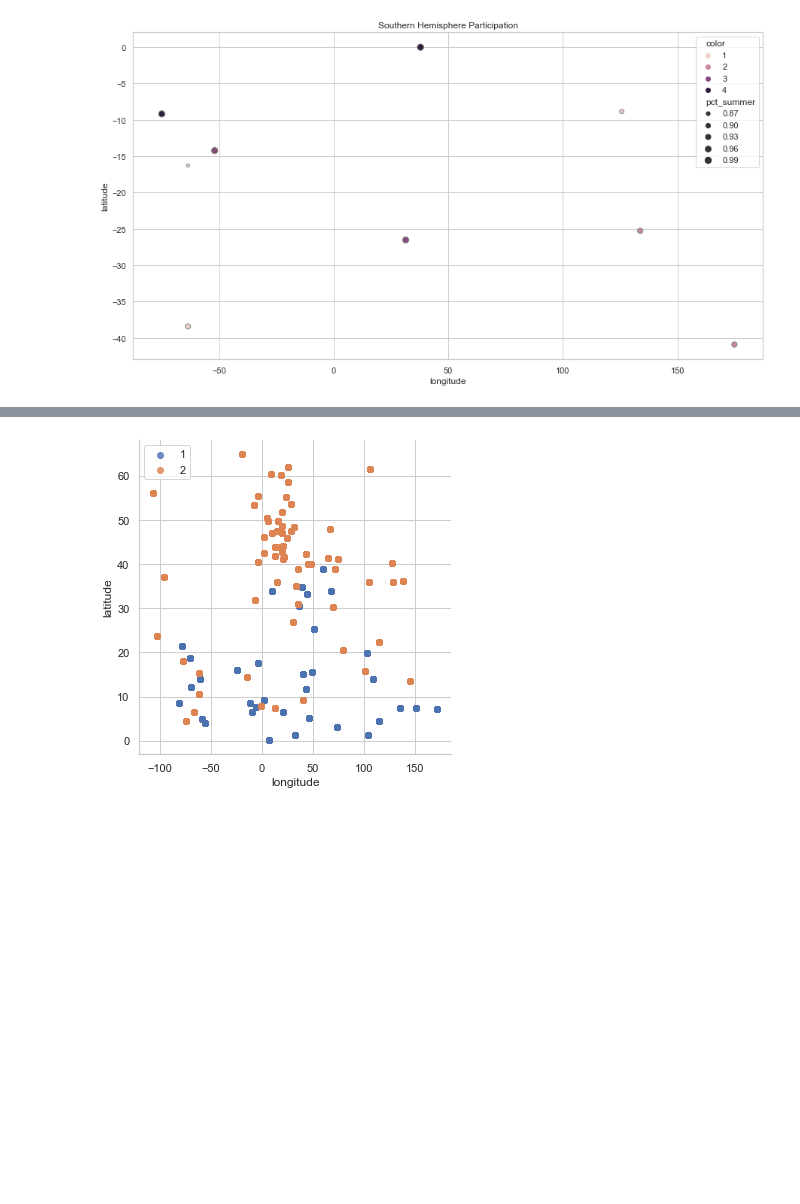
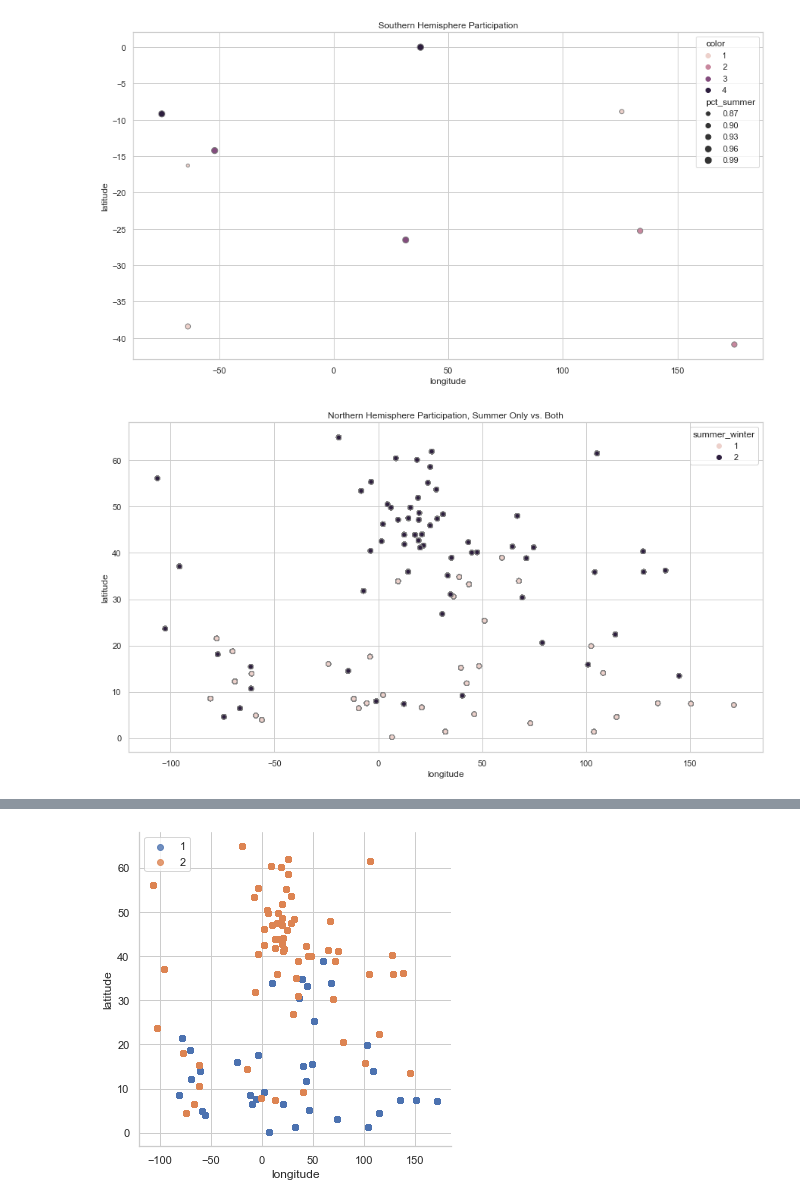
Before and after one commit to eugkik/Project1, a Jupyter notebook: BaseData-Bob Copy.ipynb, the cells around one changed output, grey strips where cells are left out. Saved outputs shown, nothing was run; the diff lists cells and outputs as text; code cells hidden in the pictures; blank space fills up the shorter version.

```diff
--- a/BaseData-Bob Copy.ipynb
+++ b/BaseData-Bob Copy.ipynb
@@ -485,0 +490,14 @@ plt.show()
+# %%
+# use the scatterplot function to build the bubble map
+
+sns.set(rc = {'figure.figsize':(15,8)})
+sns.set_style("whitegrid")
+
+sns.scatterplot(data=both_north, y="latitude", x="longitude", hue = "summer_winter", linewidth = 1, edgecolor="grey").set_title("Northern Hemisphere Participation, Summer Only vs. Both")
+
+
+# show the graph
+plt.savefig('output/northern_output3.png')
+plt.show()
+# %% [output]
+[figure, added]
```
Also changed, not shown: parts of 5 cells of this notebook, 4 other files.
